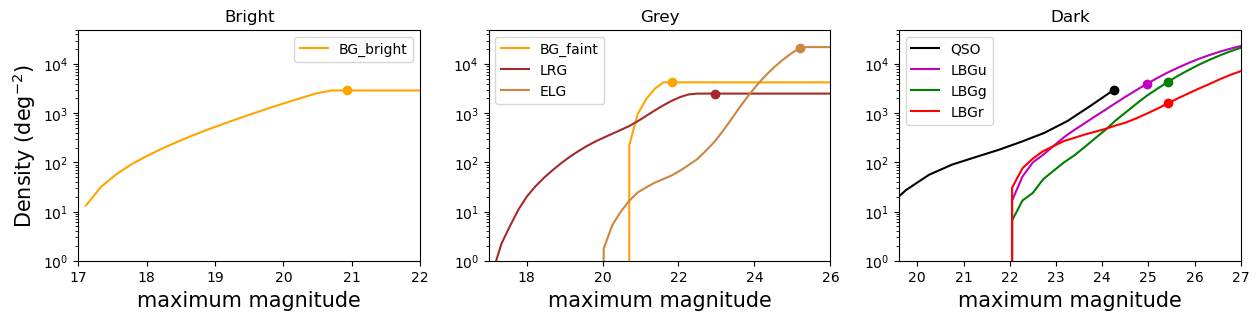
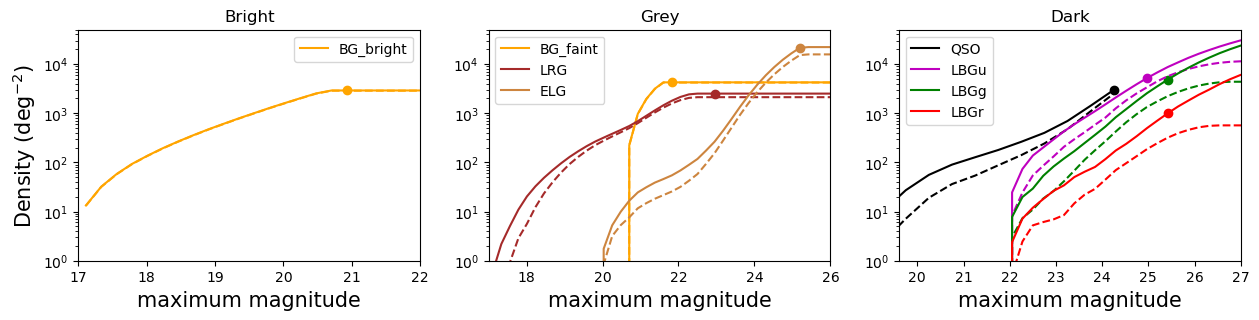
The change to this notebook cell's code, shown as a diff; its figure went from the first image to the second:
--- before
+++ after
@@ -10,5 +10,5 @@
         plt.scatter(config[tracer + '_' + 'mag_centers'][index], config[tracer + '_' + 'target_density'][index], color = config['color'][j],)
         print(config[tracer + '_' + 'target_density'][index])
-   # plt.plot( config[tracer + '_' + 'mag_centers'], config[tracer + '_' + 'spec_density'], f'--', color = config['color'][j])
+        plt.plot( config[tracer + '_' + 'mag_centers'], config[tracer + '_' + 'spec_density'], f'--', color = config['color'][j])
 
     #plt.ylabel(r'Density (deg$^{-2}$)', fontsize=15)

Commit: new files for LBG ts and forecasts